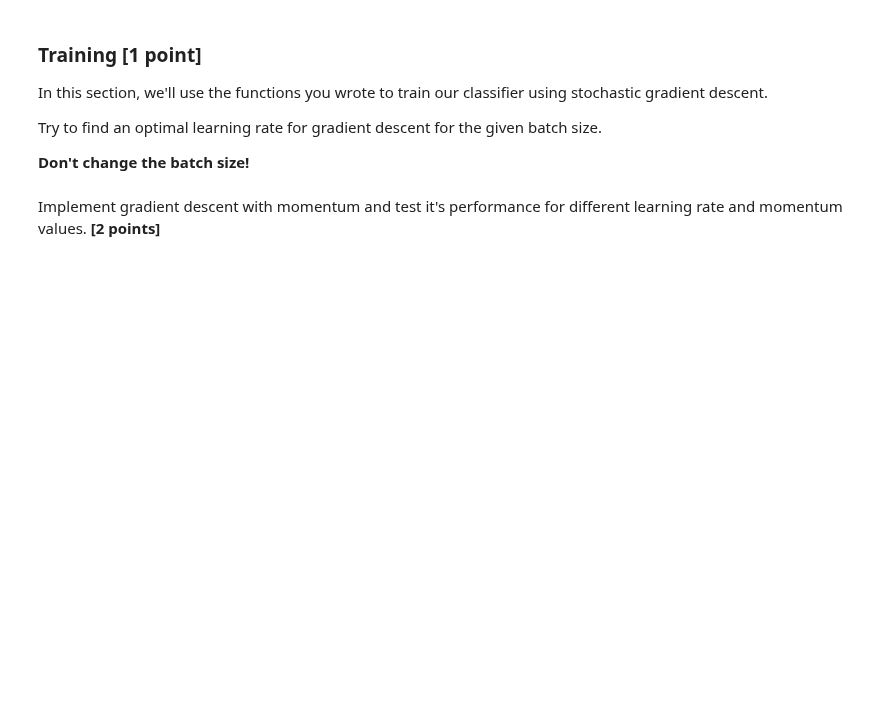
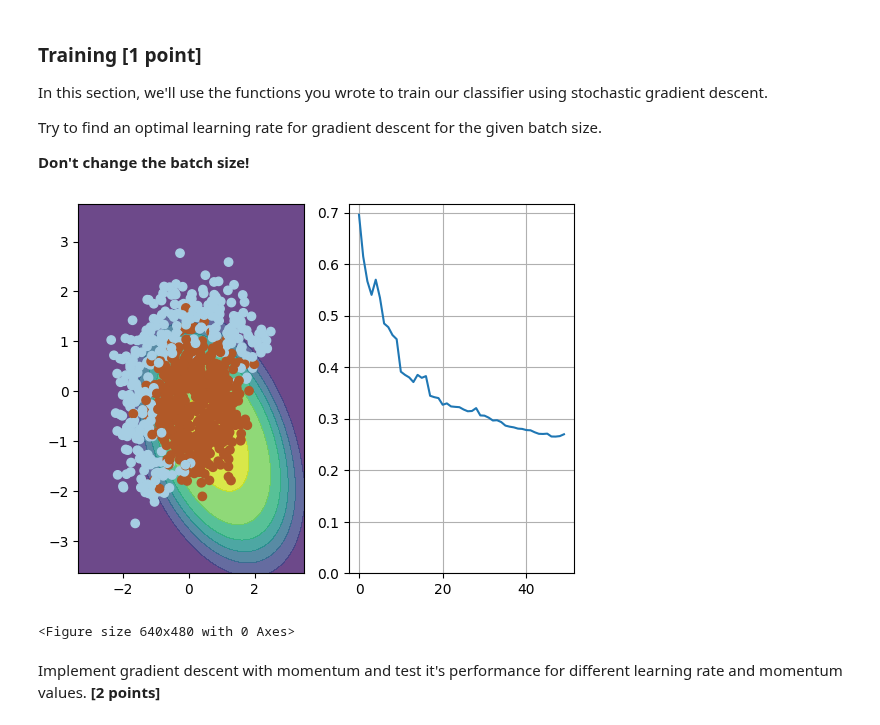
Before and after one commit to chenfengru/Practical-DeepLearning, a Jupyter notebook: week01_backprop/adaptive_sgd.ipynb, the cells around one changed output. Saved outputs shown, nothing was run; the diff lists cells and outputs as text; code cells hidden in the pictures; blank space fills up the shorter version.

```diff
--- a/week01_backprop/adaptive_sgd.ipynb
+++ b/week01_backprop/adaptive_sgd.ipynb
@@ -46,7 +55,12 @@ def expand(X):
     """
     X_expanded = np.zeros((X.shape[0], 6))
 
-    <your code here>
+    X_expanded[:, 0] = X[:, 0]
+    X_expanded[:, 1] = X[:, 1]
+    X_expanded[:, 2] = X[:, 0] ** 2
+    X_expanded[:, 3] = X[:, 1] ** 2
+    X_expanded[:, 4] = X[:, 0] * X[:, 1]
+    X_expanded[:, 5] = 1
 
     return X_expanded
 # %%
@@ -97,9 +113,14 @@ def classify(X, w):
     :param w: weight vector w of shape [6] for each of the expanded features
     :returns: an array of predicted probabilities in [0,1] interval.
     """
+    X_expanded=expand(X)
+
+    logits=X_expanded @ w
+
+    probs= 1/ (1+np.exp(-logits))
 
 
-    return <your code here>
+    return probs
 # %%
 #sample usage / test just as the previous one
 dummy_weights = np.linspace(-1,1,6)
@@ -121,7 +142,15 @@ def compute_loss(X, y, w):
     Given feature matrix X [n_samples,2], target vector y [n_samples] of +1/0,
     and weight vector w [6], compute scalar loss function using formula above.
     """
-    return <your code here>
+
+    probs= classify(X,w)
+
+    eps = 1e-8
+    probs = np.clip(probs, eps, 1 - eps)
+
+    loss=-np.mean(y * np.log(probs)+ (1-y)*np.log(1-probs))
+
+    return  loss
 # %%
 dummy_y = np.array([0,1,0,1])
 dummy_loss = compute_loss(dummy_X,dummy_y,dummy_weights)
@@ -144,7 +173,16 @@ def compute_grad(X, y, w):
     Given feature matrix X [n_samples,2], target vector y [n_samples] of +1/0,
     and weight vector w [6], compute vector [6] of derivatives of L over each weights.
     """
-    return <your code here>
+    X_expanded=expand(X)
+
+    probs=classify(X,w)
+
+    grad=X_expanded.T @ (probs-y)
+
+    grad=grad/len(X)
+
+
+    return grad
 # %%
 #tests
 dummy_grads = compute_grad(dummy_X,dummy_y,dummy_weights)
@@ -194,22 +234,25 @@ Try to find an optimal learning rate for gradient descent for the given batch si
 # %%
 w = np.array([0,0,0,0,0,1])
 
 
-alpha = <learning rate>
+alpha = 0.3
 
 n_iter = 50
 batch_size = 4
 loss = np.zeros(n_iter)
 plt.figure(figsize=(12,5))
 for i in range(n_iter):
     ind = np.random.choice(X.shape[0], batch_size)
     loss[i] = compute_loss(X, y, w)
     visualize(X[ind,:], y[ind], w, loss)
 
     w = w - alpha * compute_grad(X[ind,:], y[ind], w)
 
 visualize(X, y, w, loss)
 plt.clf()
+# %% [output]
+[figure, added]
+<Figure size 640x480 with 0 Axes>
 # %% [markdown]
 Implement gradient descent with momentum and test it's performance for different learning rate and momentum values. __[2 points]__
 # %%
```
Also changed, not shown: parts of 8 cells of this notebook, 1 other file.
